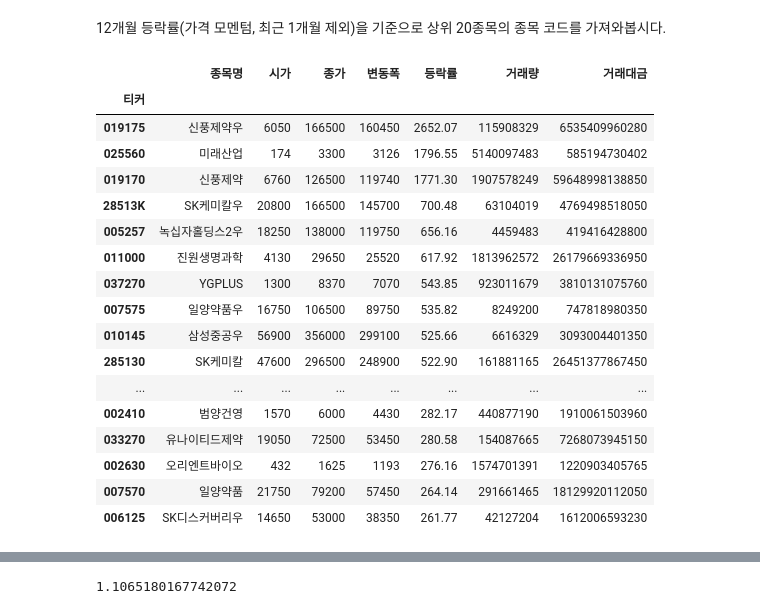
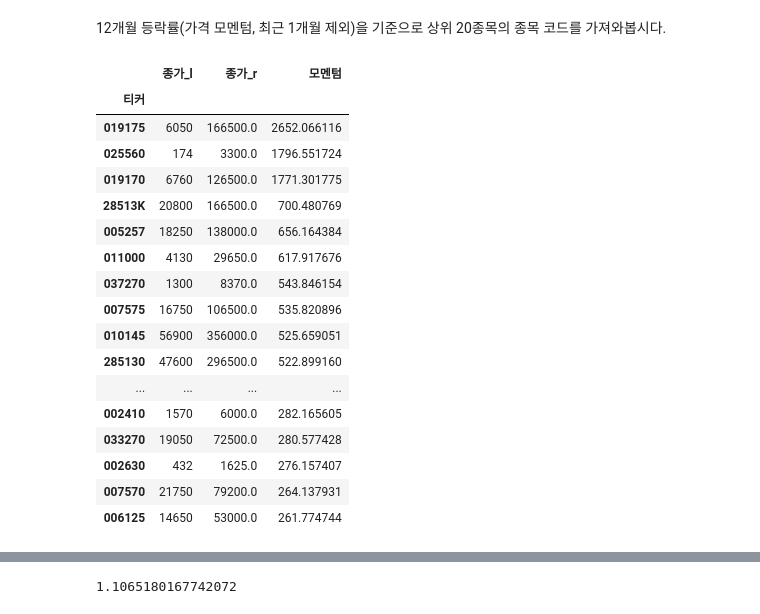
Before and after one commit to sharebook-kr/book-pandas-for-finance, a Jupyter notebook: ch13/ch13-momentum.ipynb, the cells around one changed output, grey strips where cells are left out. Cells and saved outputs as stored; diff of their text form; code cells hidden in the pictures.

```diff
--- a/ch13/ch13-momentum.ipynb
+++ b/ch13/ch13-momentum.ipynb
@@ -72,0 +51,5 @@ kospi
+# %%
+df1 = stock.get_market_ohlcv_by_ticker("20191101")
+df2 = stock.get_market_ohlcv_by_ticker("20200929")
+kospi = df1.join(df2, lsuffix="_l", rsuffix="_r")
+kospi
@@ -73,24 +71,26 @@ kospi
 # %% [markdown]
 12개월 등락률(가격 모멘텀, 최근 1개월 제외)을 기준으로 상위 20종목의 종목 코드를 가져와봅시다.
 # %%
-kospi.sort_values(by='등락률', ascending=False)[:20]
+kospi['모멘텀'] = 100 * (kospi['종가_r'] - kospi['종가_l']) / kospi['종가_l']
+kospi = kospi[['종가_l', '종가_r', '모멘텀']]
+kospi.sort_values(by='모멘텀', ascending=False)[:20]
 # %% [output]
-|  | 종목명 | 시가 | 종가 | 변동폭 | 등락률 | 거래량 | 거래대금 |
-| 티커 |  |  |  |  |  |  |  |
-| 019175 | 신풍제약우 | 6050 | 166500 | 160450 | 2652.07 | 115908329 | 6535409960280 |
-| 025560 | 미래산업 | 174 | 3300 | 3126 | 1796.55 | 5140097483 | 585194730402 |
-| 019170 | 신풍제약 | 6760 | 126500 | 119740 | 1771.30 | 1907578249 | 59648998138850 |
-| 28513K | SK케미칼우 | 20800 | 166500 | 145700 | 700.48 | 63104019 | 4769498518050 |
-| 005257 | 녹십자홀딩스2우 | 18250 | 138000 | 119750 | 656.16 | 4459483 | 419416428800 |
-| 011000 | 진원생명과학 | 4130 | 29650 | 25520 | 617.92 | 1813962572 | 26179669336950 |
-| 037270 | YGPLUS | 1300 | 8370 | 7070 | 543.85 | 923011679 | 3810131075760 |
-| 007575 | 일양약품우 | 16750 | 106500 | 89750 | 535.82 | 8249200 | 747818980350 |
-| 010145 | 삼성중공우 | 56900 | 356000 | 299100 | 525.66 | 6616329 | 3093004401350 |
-| 285130 | SK케미칼 | 47600 | 296500 | 248900 | 522.90 | 161881165 | 26451377867450 |
-| ... | ... | ... | ... | ... | ... | ... | ... |
-| 002410 | 범양건영 | 1570 | 6000 | 4430 | 282.17 | 440877190 | 1910061503960 |
-| 033270 | 유나이티드제약 | 19050 | 72500 | 53450 | 280.58 | 154087665 | 7268073945150 |
-| 002630 | 오리엔트바이오 | 432 | 1625 | 1193 | 276.16 | 1574701391 | 1220903405765 |
-| 007570 | 일양약품 | 21750 | 79200 | 57450 | 264.14 | 291661465 | 18129920112050 |
-| 006125 | SK디스커버리우 | 14650 | 53000 | 38350 | 261.77 | 42127204 | 1612006593230 |
+|  | 종가_l | 종가_r | 모멘텀 |
+| 티커 |  |  |  |
+| 019175 | 6050 | 166500.0 | 2652.066116 |
+| 025560 | 174 | 3300.0 | 1796.551724 |
+| 019170 | 6760 | 126500.0 | 1771.301775 |
+| 28513K | 20800 | 166500.0 | 700.480769 |
+| 005257 | 18250 | 138000.0 | 656.164384 |
+| 011000 | 4130 | 29650.0 | 617.917676 |
+| 037270 | 1300 | 8370.0 | 543.846154 |
+| 007575 | 16750 | 106500.0 | 535.820896 |
+| 010145 | 56900 | 356000.0 | 525.659051 |
+| 285130 | 47600 | 296500.0 | 522.899160 |
+| ... | ... | ... | ... |
+| 002410 | 1570 | 6000.0 | 282.165605 |
+| 033270 | 19050 | 72500.0 | 280.577428 |
+| 002630 | 432 | 1625.0 | 276.157407 |
+| 007570 | 21750 | 79200.0 | 264.137931 |
+| 006125 | 14650 | 53000.0 | 261.774744 |
 # %%
```
Also changed, not shown: parts of 33 cells of this notebook, 1 other file.
